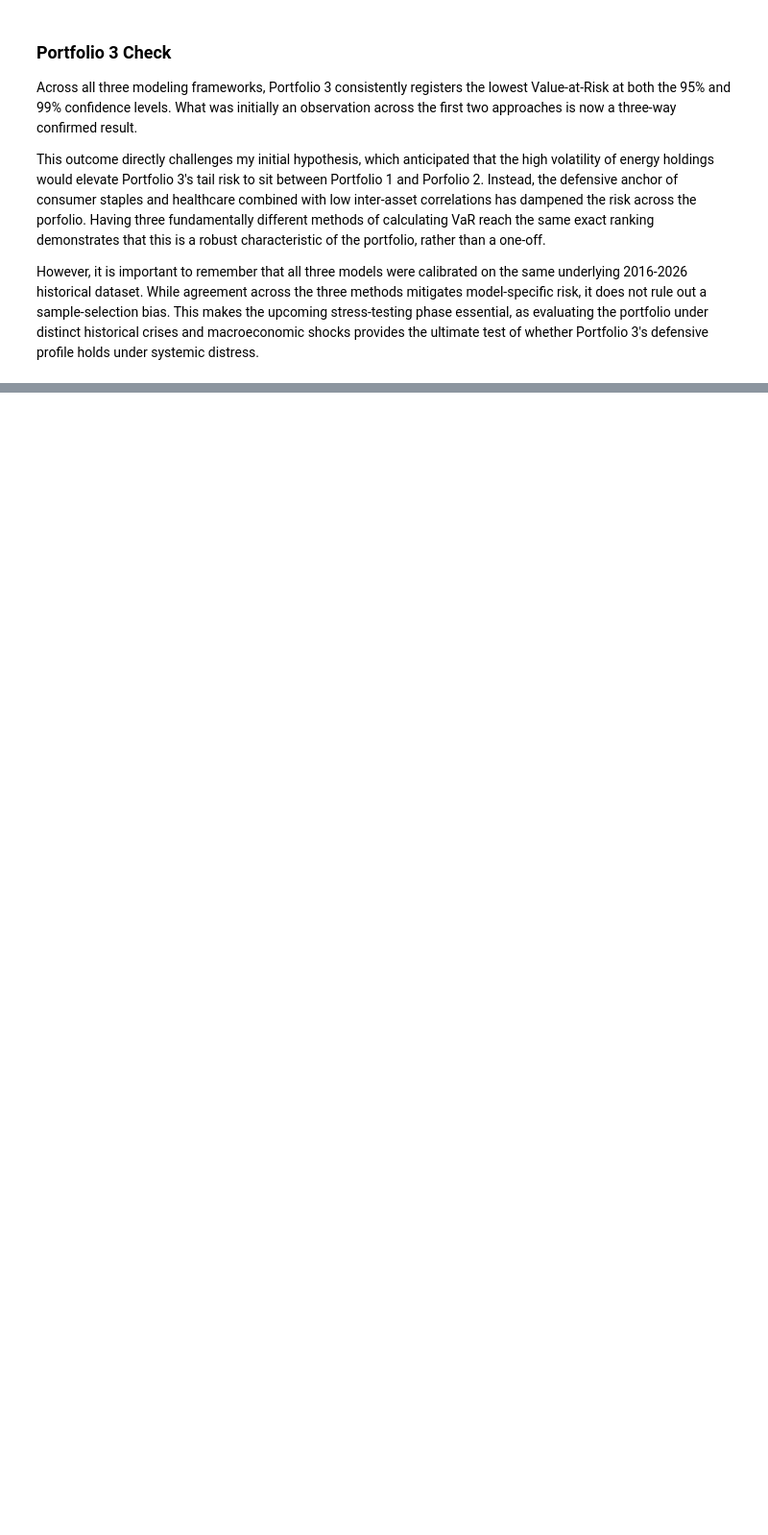
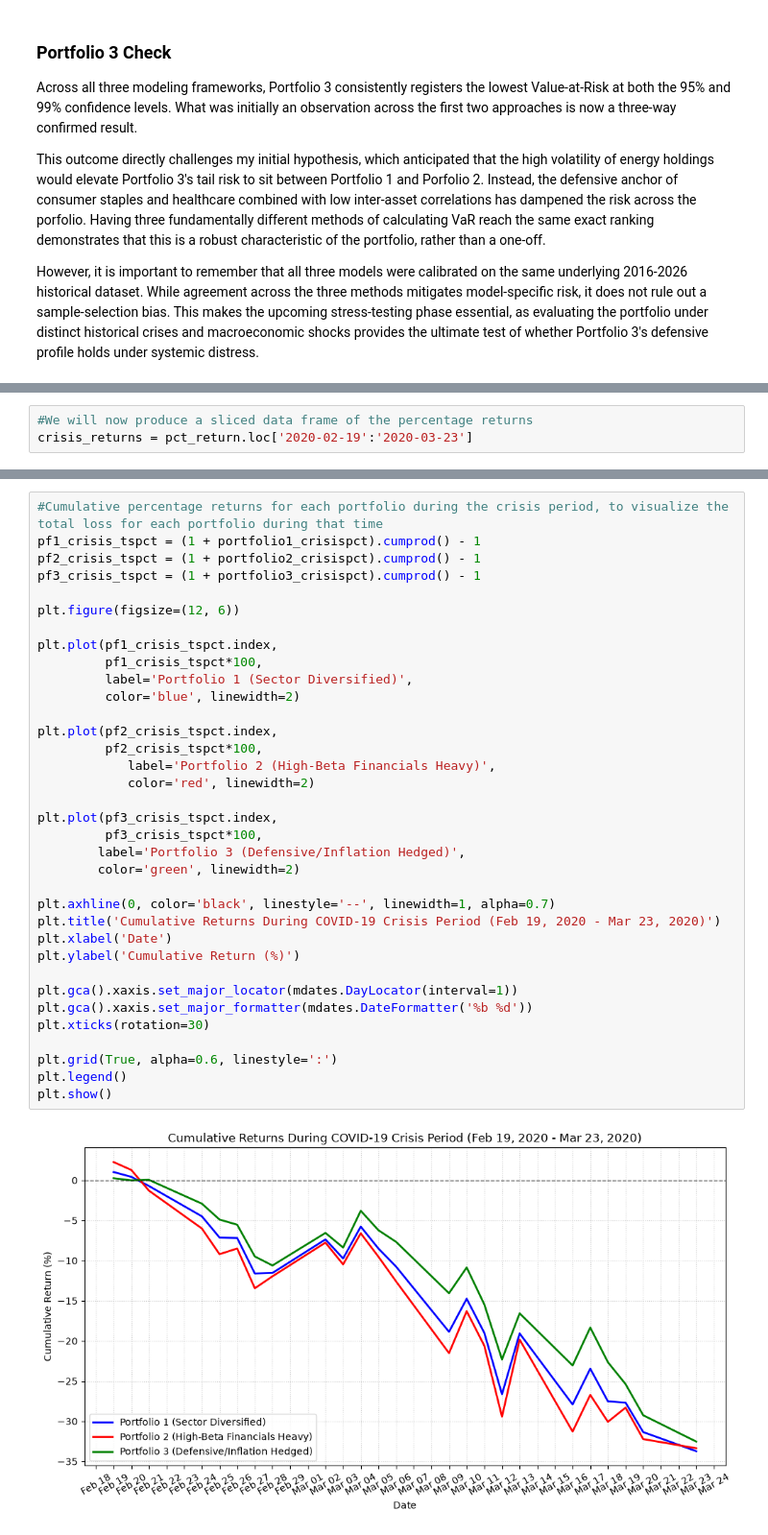
Before and after one commit to joekobylarz/portfolio-var-model, a Jupyter notebook: notebooks/var_model.ipynb, the cells around one changed output, grey strips where cells are left out. Shown at 96% size. Cells and saved outputs as stored; diff of their text form; blank space fills up the shorter version.

```diff
--- a/notebooks/var_model.ipynb
+++ b/notebooks/var_model.ipynb
@@ -761,0 +777,3 @@ However, it is important to remember that all three models were calibrated on th
+# %%
+#We will now produce a sliced data frame of the percentage returns
+crisis_returns = pct_return.loc['2020-02-19':'2020-03-23']
@@ -761,0 +883,37 @@ However, it is important to remember that all three models were calibrated on th
+# %%
+#Cumulative percentage returns for each portfolio during the crisis period, to visualize the total loss for each portfolio during that time
+pf1_crisis_tspct = (1 + portfolio1_crisispct).cumprod() - 1
+pf2_crisis_tspct = (1 + portfolio2_crisispct).cumprod() - 1
+pf3_crisis_tspct = (1 + portfolio3_crisispct).cumprod() - 1
+
+plt.figure(figsize=(12, 6))
+
+plt.plot(pf1_crisis_tspct.index,
+         pf1_crisis_tspct*100,
+         label='Portfolio 1 (Sector Diversified)',
+         color='blue', linewidth=2)
+
+plt.plot(pf2_crisis_tspct.index,
+         pf2_crisis_tspct*100,
+            label='Portfolio 2 (High-Beta Financials Heavy)',
+            color='red', linewidth=2)
+
+plt.plot(pf3_crisis_tspct.index,
+         pf3_crisis_tspct*100,
+        label='Portfolio 3 (Defensive/Inflation Hedged)',
+        color='green', linewidth=2)
+
+plt.axhline(0, color='black', linestyle='--', linewidth=1, alpha=0.7)
+plt.title('Cumulative Returns During COVID-19 Crisis Period (Feb 19, 2020 - Mar 23, 2020)')
+plt.xlabel('Date')
+plt.ylabel('Cumulative Return (%)')
+
+plt.gca().xaxis.set_major_locator(mdates.DayLocator(interval=1))
+plt.gca().xaxis.set_major_formatter(mdates.DateFormatter('%b %d'))
+plt.xticks(rotation=30)
+
+plt.grid(True, alpha=0.6, linestyle=':')
+plt.legend()
+plt.show()
+# %% [output]
+[figure, added]
```
Also changed, not shown: parts of 14 cells of this notebook, 1 other file.
